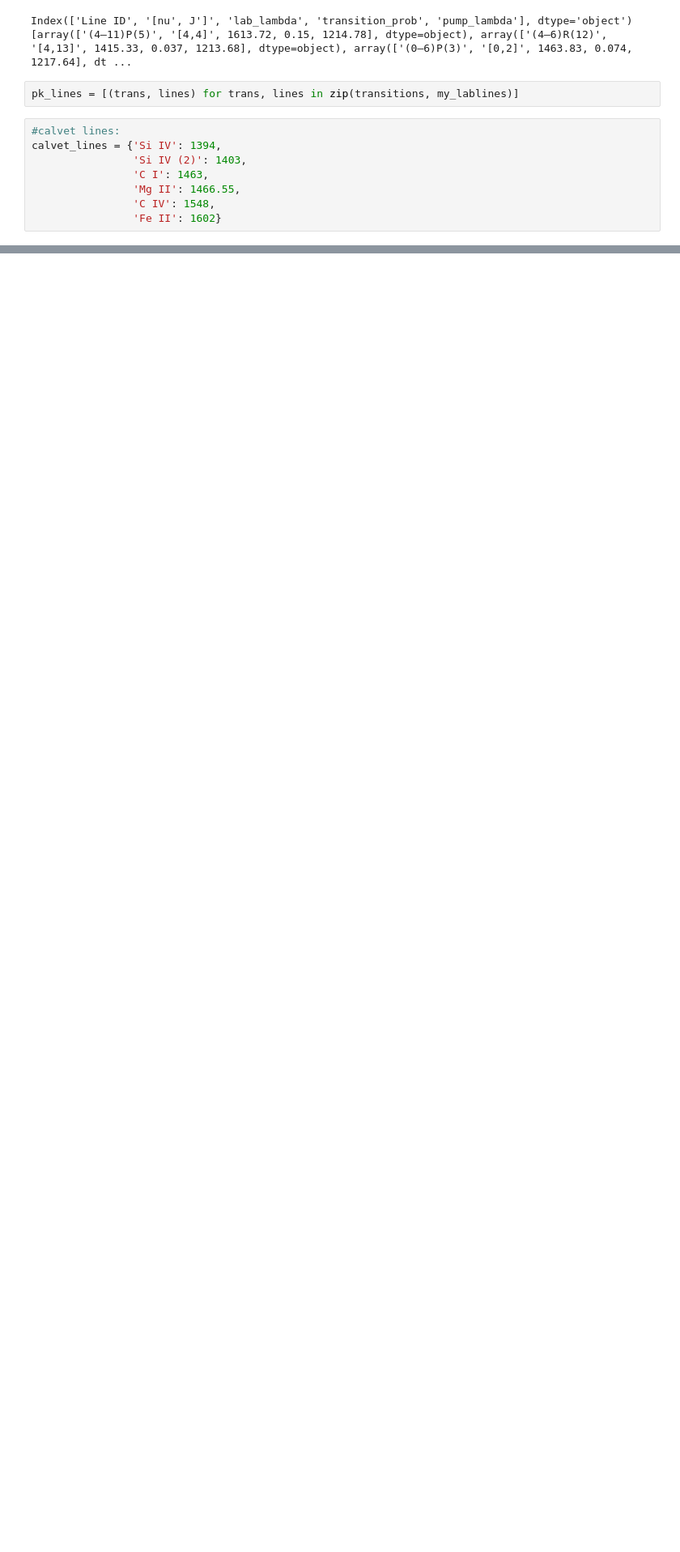
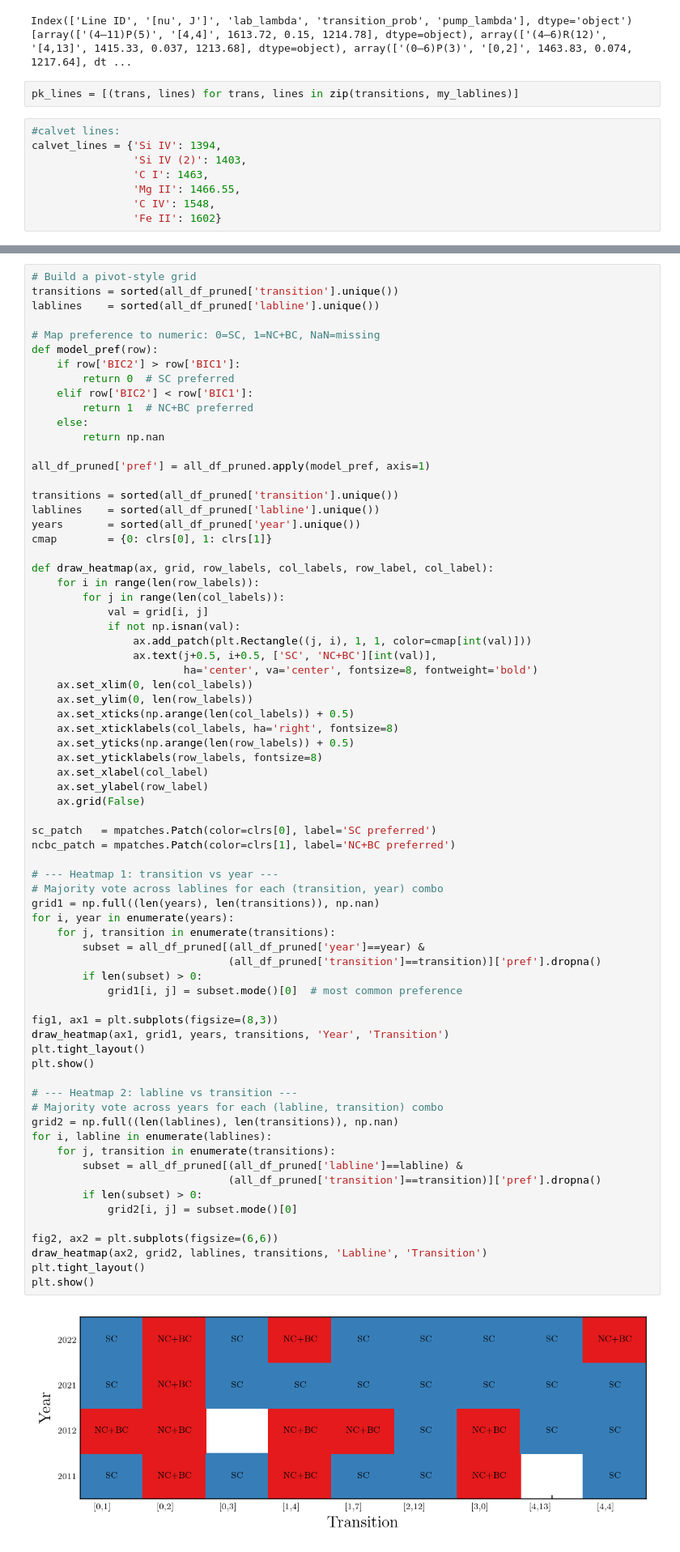
Before and after one commit to PK0207/scripts_by_me, a Jupyter notebook: research24/plotting.ipynb, the cells around one changed output, grey strips where cells are left out. Shown at 81% size. Drawn from its saved outputs; the diff is of its cells as text; blank space fills up the shorter version.

```diff
--- a/research24/plotting.ipynb
+++ b/research24/plotting.ipynb
@@ -154,0 +375,73 @@ plt.show()
+# %%
+# Build a pivot-style grid
+transitions = sorted(all_df_pruned['transition'].unique())
+lablines    = sorted(all_df_pruned['labline'].unique())
+
+# Map preference to numeric: 0=SC, 1=NC+BC, NaN=missing
+def model_pref(row):
+    if row['BIC2'] > row['BIC1']:
+        return 0  # SC preferred
+    elif row['BIC2'] < row['BIC1']:
+        return 1  # NC+BC preferred
+    else:
+        return np.nan
+
+all_df_pruned['pref'] = all_df_pruned.apply(model_pref, axis=1)
+
+transitions = sorted(all_df_pruned['transition'].unique())
+lablines    = sorted(all_df_pruned['labline'].unique())
+years       = sorted(all_df_pruned['year'].unique())
+cmap        = {0: clrs[0], 1: clrs[1]}
+
+def draw_heatmap(ax, grid, row_labels, col_labels, row_label, col_label):
+    for i in range(len(row_labels)):
+        for j in range(len(col_labels)):
+            val = grid[i, j]
+            if not np.isnan(val):
+                ax.add_patch(plt.Rectangle((j, i), 1, 1, color=cmap[int(val)]))
+                ax.text(j+0.5, i+0.5, ['SC', 'NC+BC'][int(val)],
+                        ha='center', va='center', fontsize=8, fontweight='bold')
+    ax.set_xlim(0, len(col_labels))
+    ax.set_ylim(0, len(row_labels))
+    ax.set_xticks(np.arange(len(col_labels)) + 0.5)
+    ax.set_xticklabels(col_labels, ha='right', fontsize=8)
+    ax.set_yticks(np.arange(len(row_labels)) + 0.5)
+    ax.set_yticklabels(row_labels, fontsize=8)
+    ax.set_xlabel(col_label)
+    ax.set_ylabel(row_label)
+    ax.grid(False)
+
+sc_patch   = mpatches.Patch(color=clrs[0], label='SC preferred')
+ncbc_patch = mpatches.Patch(color=clrs[1], label='NC+BC preferred')
+
+# --- Heatmap 1: transition vs year ---
+# Majority vote across lablines for each (transition, year) combo
+grid1 = np.full((len(years), len(transitions)), np.nan)
+for i, year in enumerate(years):
+    for j, transition in enumerate(transitions):
+        subset = all_df_pruned[(all_df_pruned['year']==year) &
+                               (all_df_pruned['transition']==transition)]['pref'].dropna()
+        if len(subset) > 0:
+            grid1[i, j] = subset.mode()[0]  # most common preference
+
+fig1, ax1 = plt.subplots(figsize=(8,3))
+draw_heatmap(ax1, grid1, years, transitions, 'Year', 'Transition')
+plt.tight_layout()
+plt.show()
+
+# --- Heatmap 2: labline vs transition ---
+# Majority vote across years for each (labline, transition) combo
+grid2 = np.full((len(lablines), len(transitions)), np.nan)
+for i, labline in enumerate(lablines):
+    for j, transition in enumerate(transitions):
+        subset = all_df_pruned[(all_df_pruned['labline']==labline) &
+                               (all_df_pruned['transition']==transition)]['pref'].dropna()
+        if len(subset) > 0:
+            grid2[i, j] = subset.mode()[0]
+
+fig2, ax2 = plt.subplots(figsize=(6,6))
+draw_heatmap(ax2, grid2, lablines, transitions, 'Labline', 'Transition')
+plt.tight_layout()
+plt.show()
+# %% [output]
+[figure, added]
```
Also changed, not shown: parts of 9 cells of this notebook, 7 other files.
